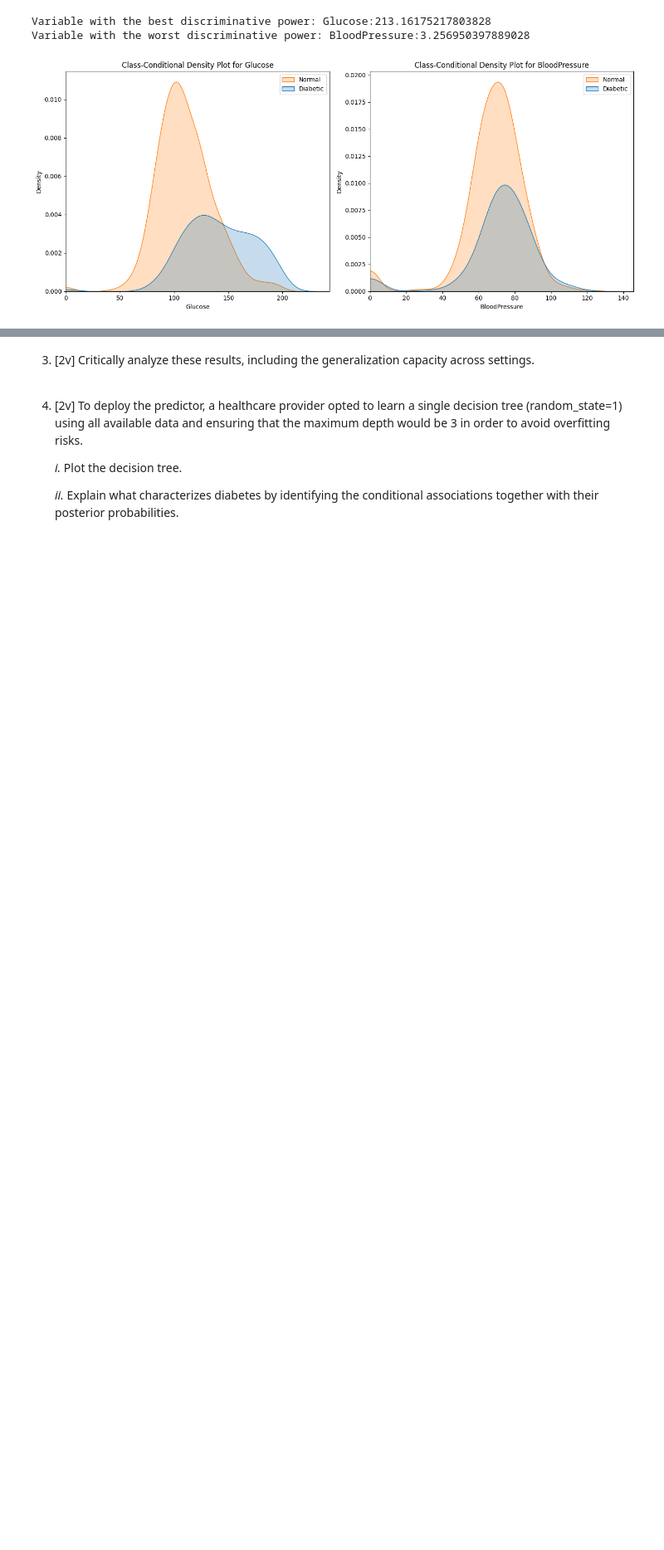
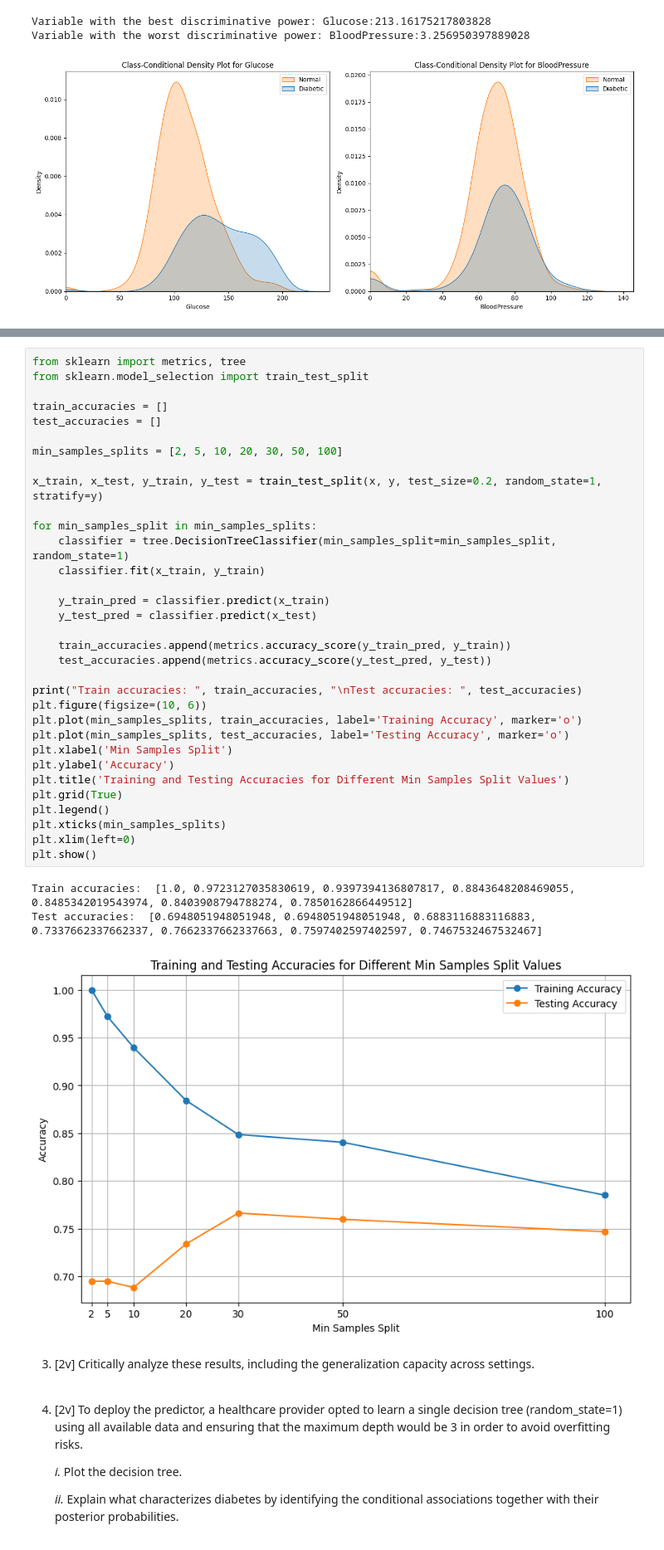
Before and after one commit to DriftPT/Apre-Project-24-25, a Jupyter notebook: G040_notebook.ipynb, the cells around one changed output, grey strips where cells are left out. Shown at 83% size. Drawn from its saved outputs; the diff is of its cells as text; blank space fills up the shorter version.

```diff
--- a/G040_notebook.ipynb
+++ b/G040_notebook.ipynb
@@ -57,6 +57,43 @@ sample split in {2,5,10,20,30,50,100} and the remaining parameters as default.
 [optional] Note that split thresholding of numeric variables in decision trees is non-
 deterministic in sklearn, hence you may opt to average the results using 10 runs per
 parameterization.
+# %%
+from sklearn import metrics, tree
+from sklearn.model_selection import train_test_split
+
+train_accuracies = []
+test_accuracies = []
+
+min_samples_splits = [2, 5, 10, 20, 30, 50, 100]
+
+x_train, x_test, y_train, y_test = train_test_split(x, y, test_size=0.2, random_state=1, stratify=y)
+
+for min_samples_split in min_samples_splits:
+    classifier = tree.DecisionTreeClassifier(min_samples_split=min_samples_split, random_state=1)
+    classifier.fit(x_train, y_train)
+
+    y_train_pred = classifier.predict(x_train)
+    y_test_pred = classifier.predict(x_test)
+
+    train_accuracies.append(metrics.accuracy_score(y_train_pred, y_train))
+    test_accuracies.append(metrics.accuracy_score(y_test_pred, y_test))
+
+print("Train accuracies: ", train_accuracies, "\nTest accuracies: ", test_accuracies)
+plt.figure(figsize=(10, 6))
+plt.plot(min_samples_splits, train_accuracies, label='Training Accuracy', marker='o')
+plt.plot(min_samples_splits, test_accuracies, label='Testing Accuracy', marker='o')
+plt.xlabel('Min Samples Split')
+plt.ylabel('Accuracy')
+plt.title('Training and Testing Accuracies for Different Min Samples Split Values')
+plt.grid(True)
+plt.legend()
+plt.xticks(min_samples_splits)
+plt.xlim(left=0)
+plt.show()
+# %% [output]
+Train accuracies:  [1.0, 0.9723127035830619, 0.9397394136807817, 0.8843648208469055, 0.8485342019543974, 0.8403908794788274, 0.7850162866449512]
+Test accuracies:  [0.6948051948051948, 0.6948051948051948, 0.6883116883116883, 0.7337662337662337, 0.7662337662337663, 0.7597402597402597, 0.7467532467532467]
+[figure, added]
 # %% [markdown]
 3) [2v] Critically analyze these results, including the generalization capacity across settings.
 # %% [markdown]
```
Also changed, not shown: parts of 1 cell of this notebook.
